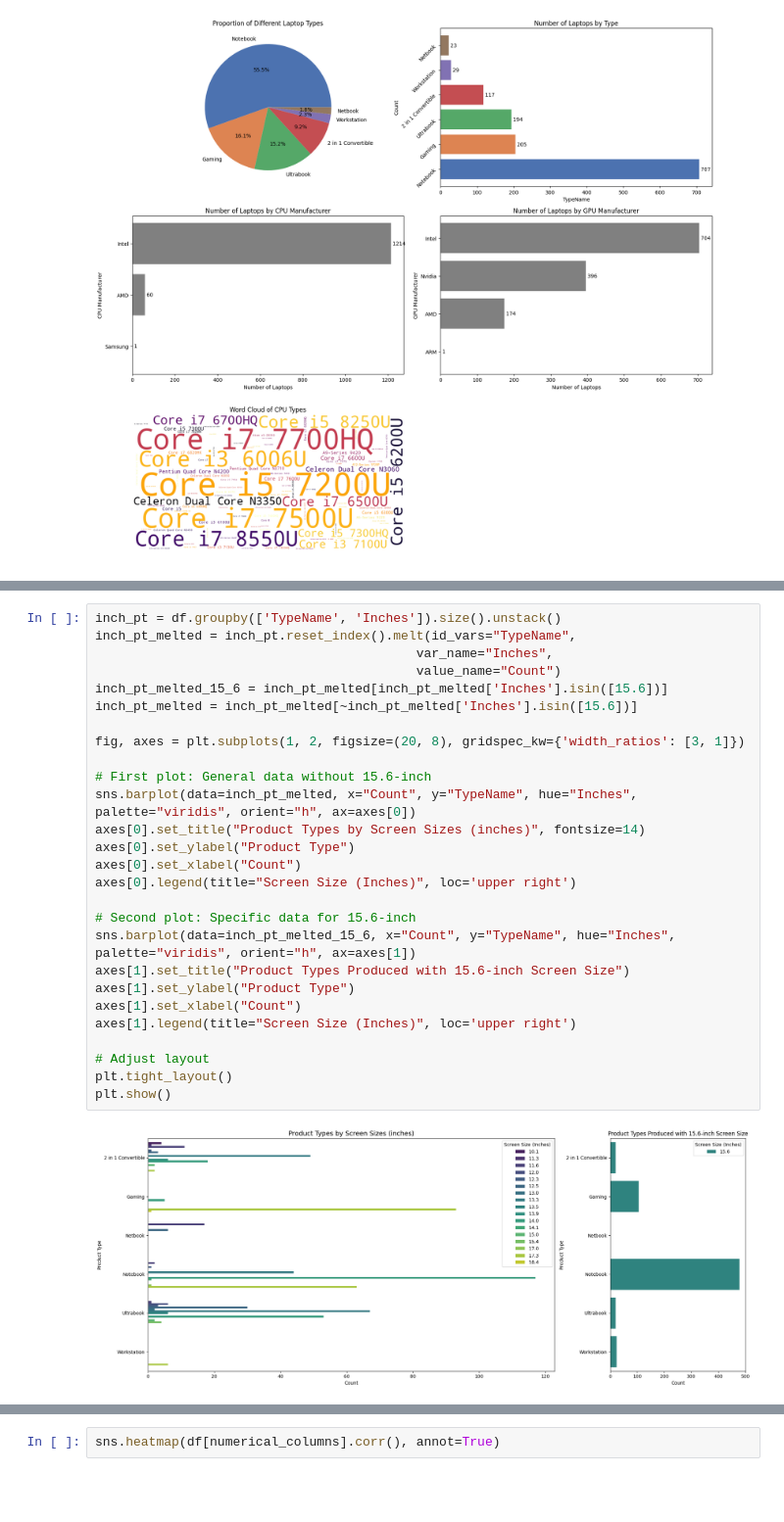
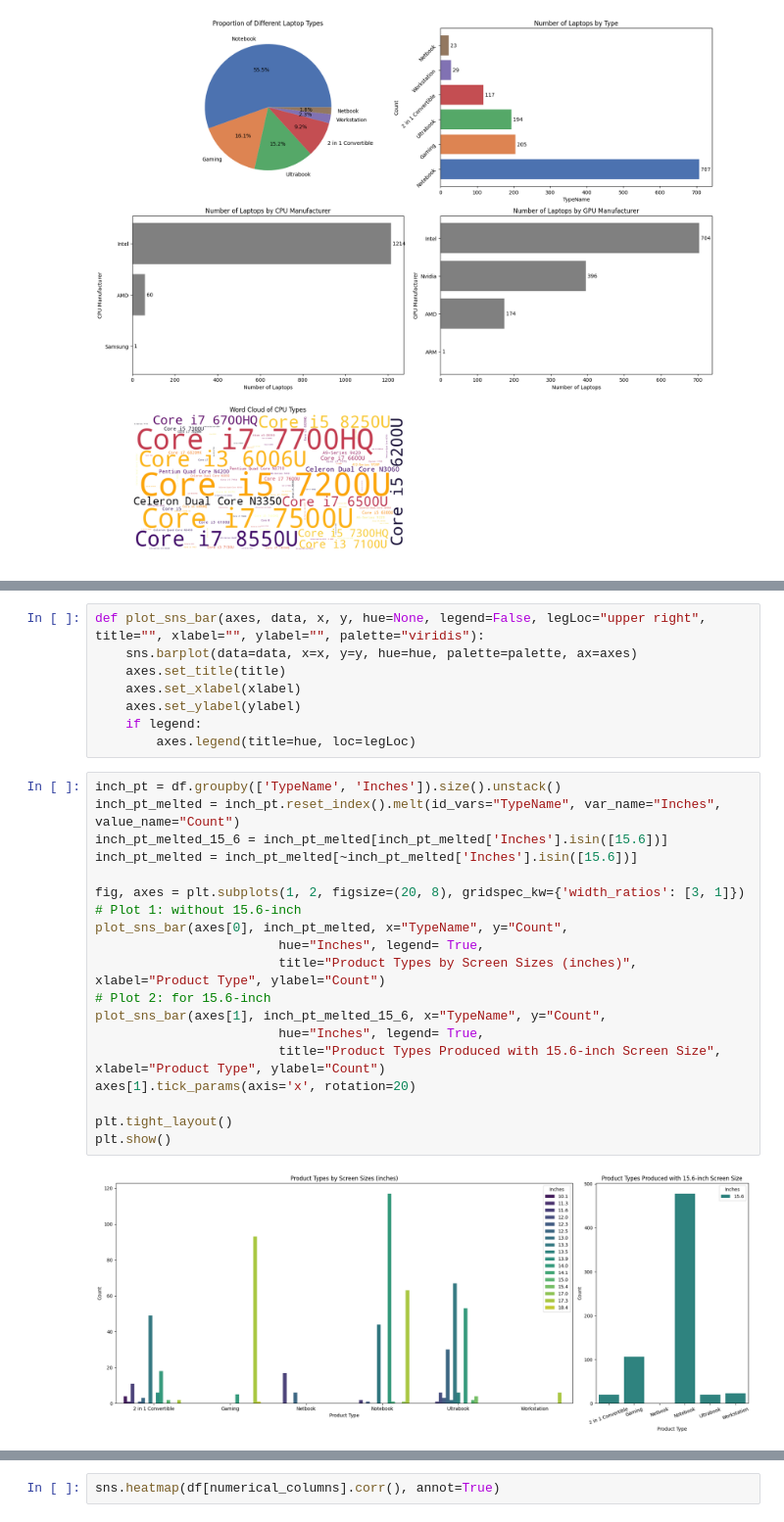
Before and after one commit to FarzanehSoltanzadeh/Regression, a Jupyter notebook: Multivariate Linear Regression/Implementation.ipynb, the cells around one changed output, grey strips where cells are left out. Shown at 98% size. Saved outputs shown, nothing was run; the diff lists cells and outputs as text; blank space fills up the shorter version.

```diff
--- a/Multivariate Linear Regression/Implementation.ipynb
+++ b/Multivariate Linear Regression/Implementation.ipynb
@@ -275,32 +275,32 @@ plt.xticks(rotation=45)
 plt.show()
 # %% [output]
 [figure]
+# %%
+def plot_sns_bar(axes, data, x, y, hue=None, legend=False, legLoc="upper right", title="", xlabel="", ylabel="", palette="viridis"):
+    sns.barplot(data=data, x=x, y=y, hue=hue, palette=palette, ax=axes)
+    axes.set_title(title)
+    axes.set_xlabel(xlabel)
+    axes.set_ylabel(ylabel)
+    if legend:
+        axes.legend(title=hue, loc=legLoc)
 # %%
 inch_pt = df.groupby(['TypeName', 'Inches']).size().unstack()
-inch_pt_melted = inch_pt.reset_index().melt(id_vars="TypeName",
-                                          var_name="Inches",
-                                          value_name="Count")
+inch_pt_melted = inch_pt.reset_index().melt(id_vars="TypeName", var_name="Inches", value_name="Count")
 inch_pt_melted_15_6 = inch_pt_melted[inch_pt_melted['Inches'].isin([15.6])]
 inch_pt_melted = inch_pt_melted[~inch_pt_melted['Inches'].isin([15.6])]
 
 fig, axes = plt.subplots(1, 2, figsize=(20, 8), gridspec_kw={'width_ratios': [3, 1]})
+# Plot 1: without 15.6-inch
+plot_sns_bar(axes[0], inch_pt_melted, x="TypeName", y="Count",
+                        hue="Inches", legend= True,
+                        title="Product Types by Screen Sizes (inches)", xlabel="Product Type", ylabel="Count")
+# Plot 2: for 15.6-inch
+plot_sns_bar(axes[1], inch_pt_melted_15_6, x="TypeName", y="Count",
+                        hue="Inches", legend= True,
+                        title="Product Types Produced with 15.6-inch Screen Size", xlabel="Product Type", ylabel="Count")
+axes[1].tick_params(axis='x', rotation=20)
 
-# First plot: General data without 15.6-inch
-sns.barplot(data=inch_pt_melted, x="Count", y="TypeName", hue="Inches", palette="viridis", orient="h", ax=axes[0])
-axes[0].set_title("Product Types by Screen Sizes (inches)", fontsize=14)
-axes[0].set_ylabel("Product Type")
-axes[0].set_xlabel("Count")
-axes[0].legend(title="Screen Size (Inches)", loc='upper right')
-
-# Second plot: Specific data for 15.6-inch
-sns.barplot(data=inch_pt_melted_15_6, x="Count", y="TypeName", hue="Inches", palette="viridis", orient="h", ax=axes[1])
-axes[1].set_title("Product Types Produced with 15.6-inch Screen Size")
-axes[1].set_ylabel("Product Type")
-axes[1].set_xlabel("Count")
-axes[1].legend(title="Screen Size (Inches)", loc='upper right')
-
-# Adjust layout
 plt.tight_layout()
 plt.show()
 # %% [output]
-[figure, old version]
+[figure, new version]
```
Also changed, not shown: parts of 3 cells of this notebook.
